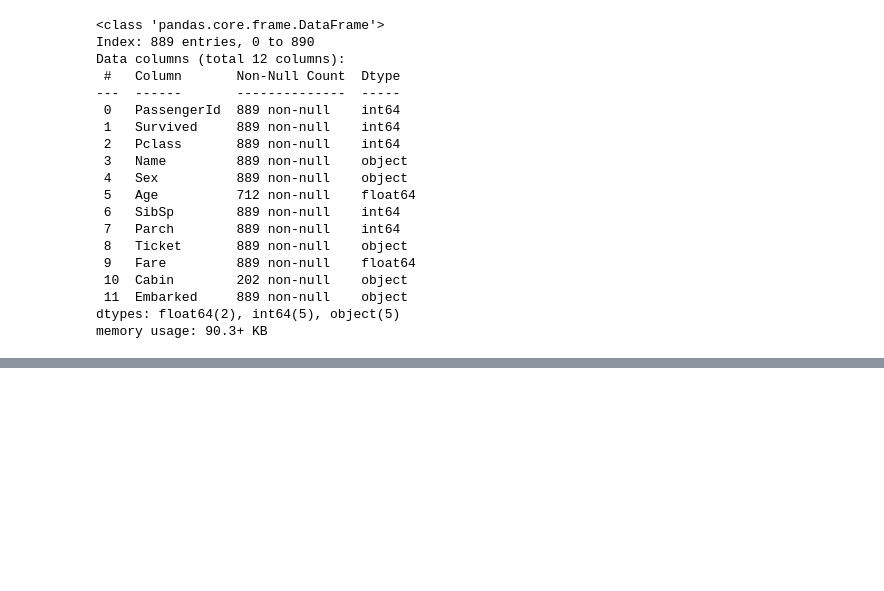
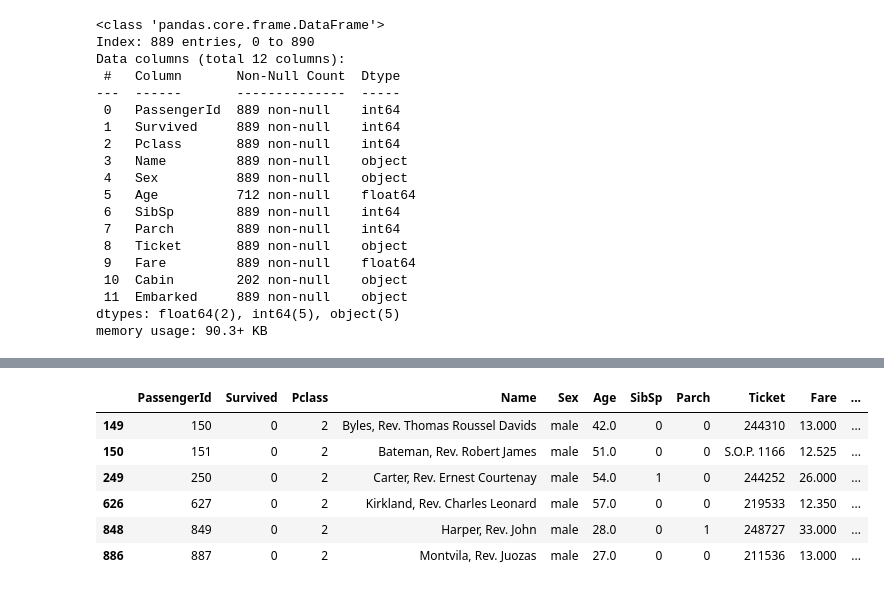
Before and after one commit to milatovicdanka90-maker/DSB-Unit-02, a Jupyter notebook: Labs/lab-eda-titanic/lab-eda-titanic-student-submission.ipynb, the cells around one changed output, grey strips where cells are left out. Saved outputs shown, nothing was run; the diff lists cells and outputs as text; code cells hidden in the pictures; blank space fills up the shorter version.

```diff
--- a/Labs/lab-eda-titanic/lab-eda-titanic-student-submission.ipynb
+++ b/Labs/lab-eda-titanic/lab-eda-titanic-student-submission.ipynb
@@ -138,0 +151,10 @@ TypeError: list indices must be integers or slices, not str
+# %%
+titanic_df[titanic_df["Name"].str.contains("Rev.")]
+# %% [output]
+|  | PassengerId | Survived | Pclass | Name | Sex | Age | SibSp | Parch | Ticket | Fare | ... |
+| 149 | 150 | 0 | 2 | Byles, Rev. Thomas Roussel Davids | male | 42.0 | 0 | 0 | 244310 | 13.000 | ... |
+| 150 | 151 | 0 | 2 | Bateman, Rev. Robert James | male | 51.0 | 0 | 0 | S.O.P. 1166 | 12.525 | ... |
+| 249 | 250 | 0 | 2 | Carter, Rev. Ernest Courtenay | male | 54.0 | 1 | 0 | 244252 | 26.000 | ... |
+| 626 | 627 | 0 | 2 | Kirkland, Rev. Charles Leonard | male | 57.0 | 0 | 0 | 219533 | 12.350 | ... |
+| 848 | 849 | 0 | 2 | Harper, Rev. John | male | 28.0 | 0 | 1 | 248727 | 33.000 | ... |
+| 886 | 887 | 0 | 2 | Montvila, Rev. Juozas | male | 27.0 | 0 | 0 | 211536 | 13.000 | ... |
```
Also changed, not shown: parts of 18 cells of this notebook.
